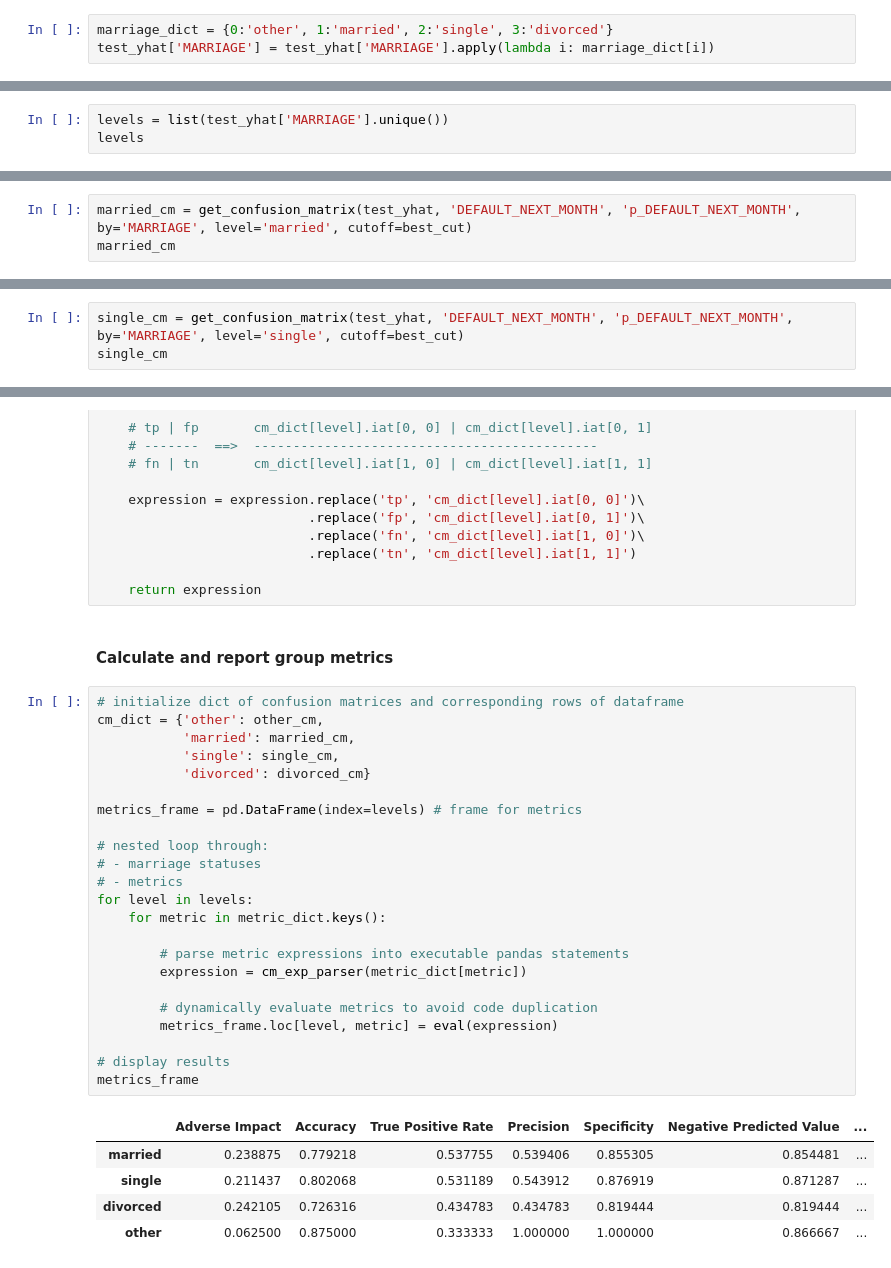
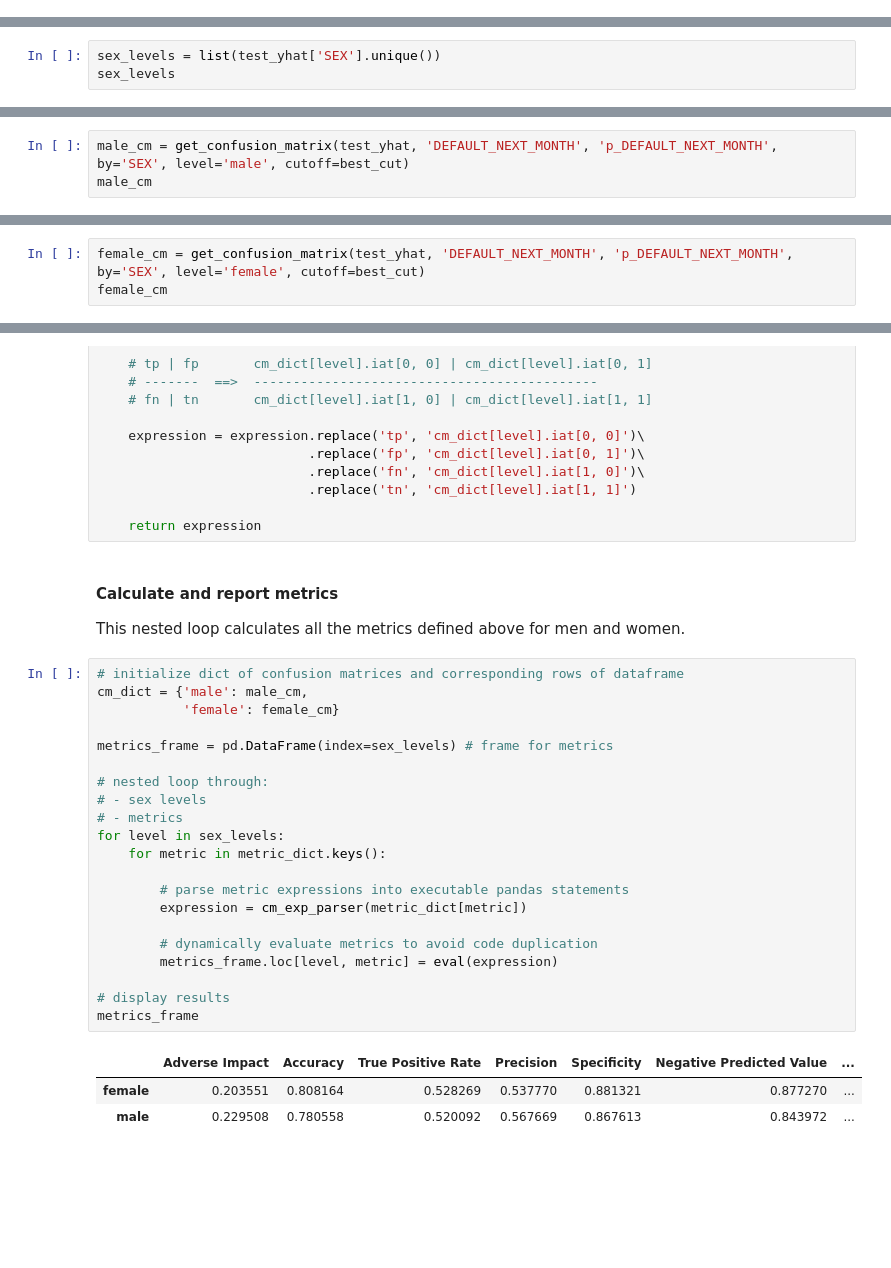
Before and after one commit to h2oai/xai_guidelines, a Jupyter notebook: dia.ipynb, the cells around one changed output, grey strips where cells are left out. Cells and saved outputs as stored; diff of their text form; blank space fills up the shorter version.

```diff
--- a/dia.ipynb
+++ b/dia.ipynb
@@ -432,3 +457,0 @@ The general confusion matrix shows that the GBM is more accurate than not becaus
-# %%
-marriage_dict = {0:'other', 1:'married', 2:'single', 3:'divorced'}
-test_yhat['MARRIAGE'] = test_yhat['MARRIAGE'].apply(lambda i: marriage_dict[i])
@@ -435,4 +462,4 @@ test_yhat['MARRIAGE'] = test_yhat['MARRIAGE'].apply(lambda i: marriage_dict[i])
 # %%
-levels = list(test_yhat['MARRIAGE'].unique())
-levels
+sex_levels = list(test_yhat['SEX'].unique())
+sex_levels
 # %% [output]
@@ -442,4 +469,4 @@ levels
 # %%
-married_cm = get_confusion_matrix(test_yhat, 'DEFAULT_NEXT_MONTH', 'p_DEFAULT_NEXT_MONTH', by='MARRIAGE', level='married', cutoff=best_cut)
-married_cm
+male_cm = get_confusion_matrix(test_yhat, 'DEFAULT_NEXT_MONTH', 'p_DEFAULT_NEXT_MONTH', by='SEX', level='male', cutoff=best_cut)
+male_cm
 # %% [output]
@@ -452,4 +479,4 @@ Confusion matrix by MARRIAGE=married
 # %%
-single_cm = get_confusion_matrix(test_yhat, 'DEFAULT_NEXT_MONTH', 'p_DEFAULT_NEXT_MONTH', by='MARRIAGE', level='single', cutoff=best_cut)
-single_cm
+female_cm = get_confusion_matrix(test_yhat, 'DEFAULT_NEXT_MONTH', 'p_DEFAULT_NEXT_MONTH', by='SEX', level='female', cutoff=best_cut)
+female_cm
 # %% [output]
@@ -541,35 +546,32 @@ def cm_exp_parser(expression):
                            .replace('tn', 'cm_dict[level].iat[1, 1]')
 
     return expression
-# %% [markdown]
-#### Calculate and report group metrics
+# %% [markdown]
+#### Calculate and report metrics
+This nested loop calculates all the metrics defined above for men and women.
 # %%
 # initialize dict of confusion matrices and corresponding rows of dataframe
-cm_dict = {'other': other_cm,
-           'married': married_cm,
-           'single': single_cm,
-           'divorced': divorced_cm}
+cm_dict = {'male': male_cm,
+           'female': female_cm}
 
-metrics_frame = pd.DataFrame(index=levels) # frame for metrics
+metrics_frame = pd.DataFrame(index=sex_levels) # frame for metrics
 
 # nested loop through:
-# - marriage statuses
+# - sex levels
 # - metrics
-for level in levels:
+for level in sex_levels:
     for metric in metric_dict.keys():
 
         # parse metric expressions into executable pandas statements
         expression = cm_exp_parser(metric_dict[metric])
 
         # dynamically evaluate metrics to avoid code duplication
         metrics_frame.loc[level, metric] = eval(expression)
 
 # display results
 metrics_frame
 # %% [output]
 |  | Adverse Impact | Accuracy | True Positive Rate | Precision | Specificity | Negative Predicted Value | ... |
-| married | 0.238875 | 0.779218 | 0.537755 | 0.539406 | 0.855305 | 0.854481 | ... |
-| single | 0.211437 | 0.802068 | 0.531189 | 0.543912 | 0.876919 | 0.871287 | ... |
-| divorced | 0.242105 | 0.726316 | 0.434783 | 0.434783 | 0.819444 | 0.819444 | ... |
-| other | 0.062500 | 0.875000 | 0.333333 | 1.000000 | 1.000000 | 0.866667 | ... |
+| female | 0.203551 | 0.808164 | 0.528269 | 0.537770 | 0.881321 | 0.877270 | ... |
+| male | 0.229508 | 0.780558 | 0.520092 | 0.567669 | 0.867613 | 0.843972 | ... |
 # %% [markdown]
```
Also changed, not shown: parts of 92 cells of this notebook, 11 other files.
